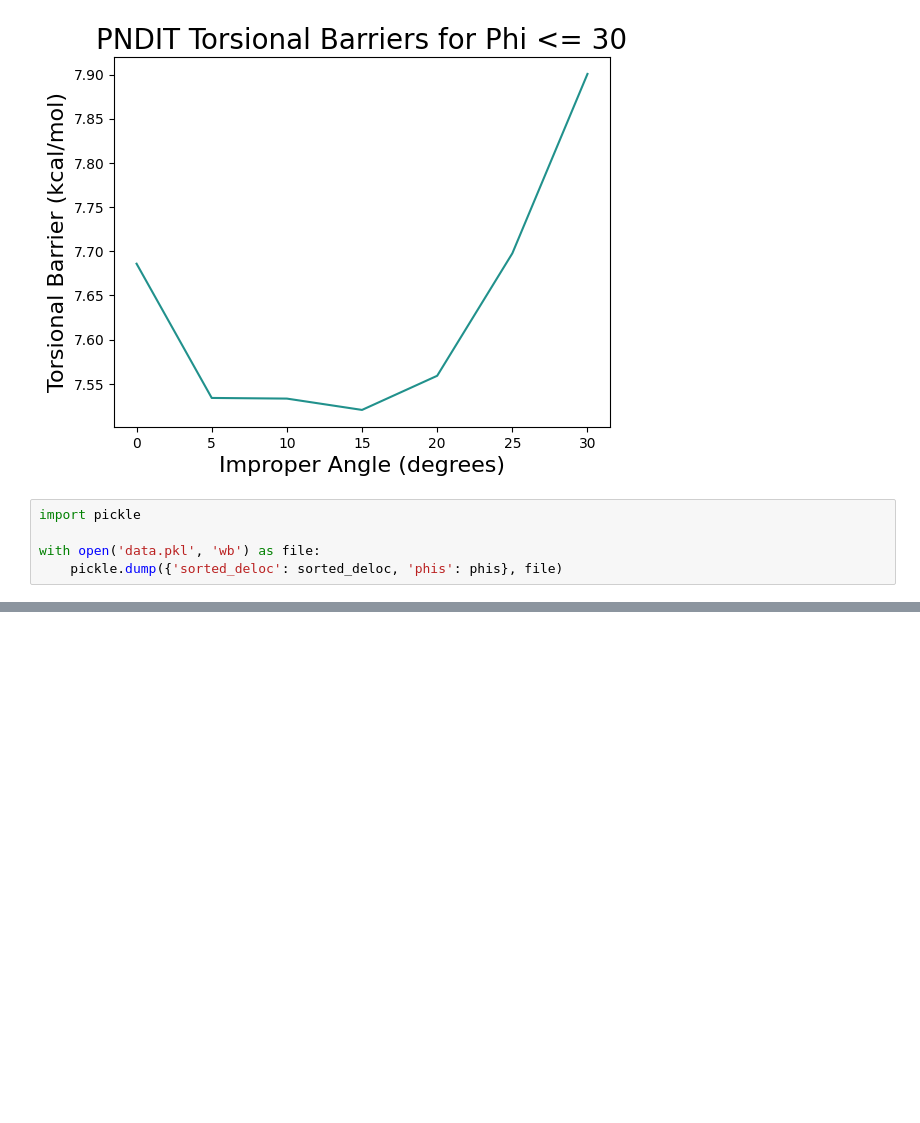
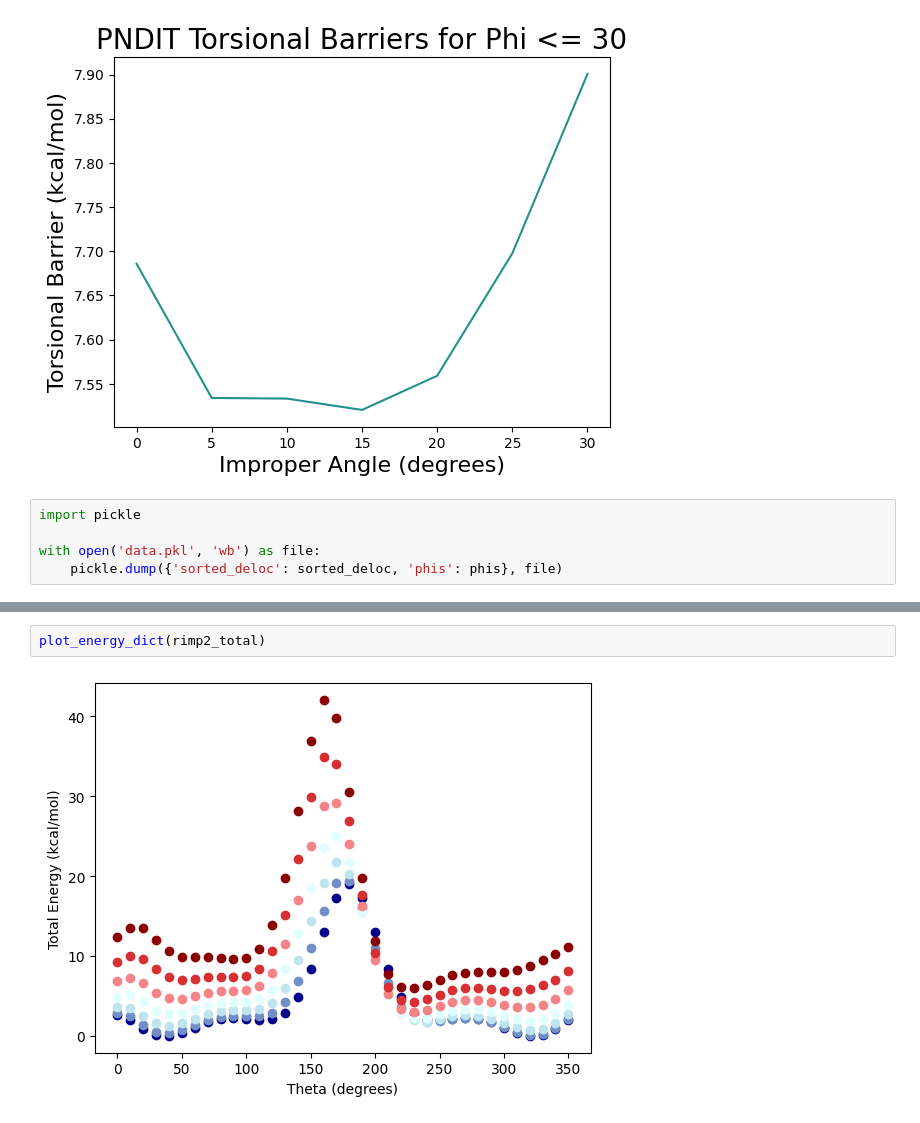
Before and after one commit to LRG-computational/impropers-data-analysis, a Jupyter notebook: pndit/shruti-impropers-analysis.ipynb, the cells around one changed output, grey strips where cells are left out. Saved outputs shown, nothing was run; the diff lists cells and outputs as text; blank space fills up the shorter version.

Commit message:
figures 5 + 6!

```diff
--- a/pndit/shruti-impropers-analysis.ipynb
+++ b/pndit/shruti-impropers-analysis.ipynb
@@ -381,0 +429,4 @@ with open('data.pkl', 'wb') as file:
+# %%
+plot_energy_dict(rimp2_total)
+# %% [output]
+[figure, added]
```
Also changed, not shown: parts of 1 cell of this notebook, 8 other files.
